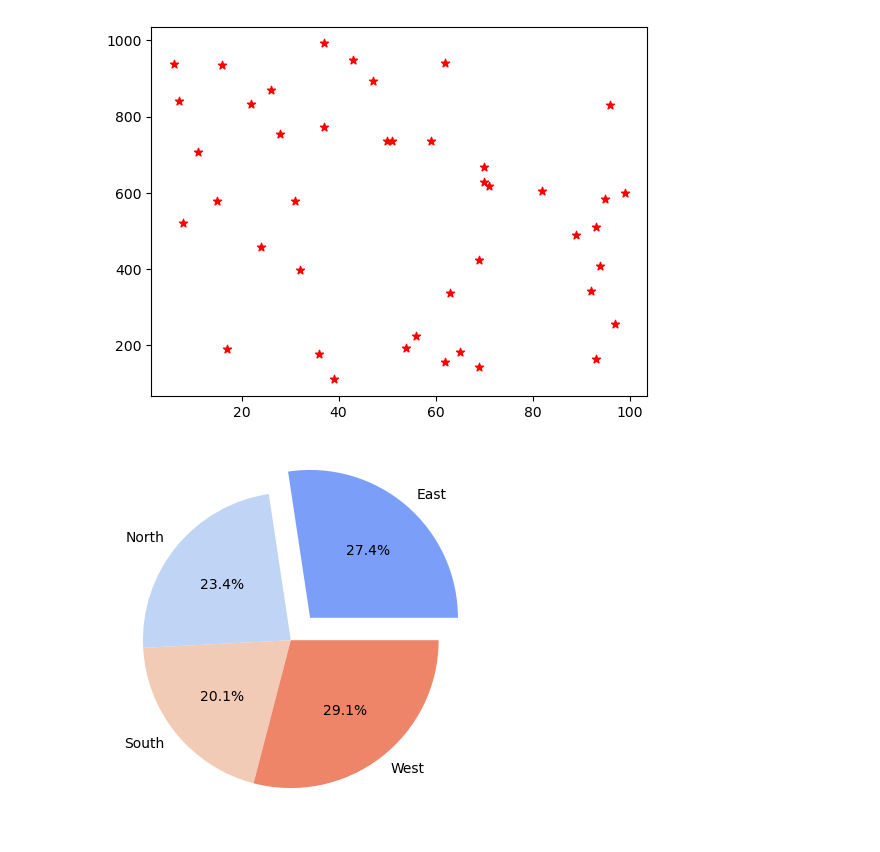
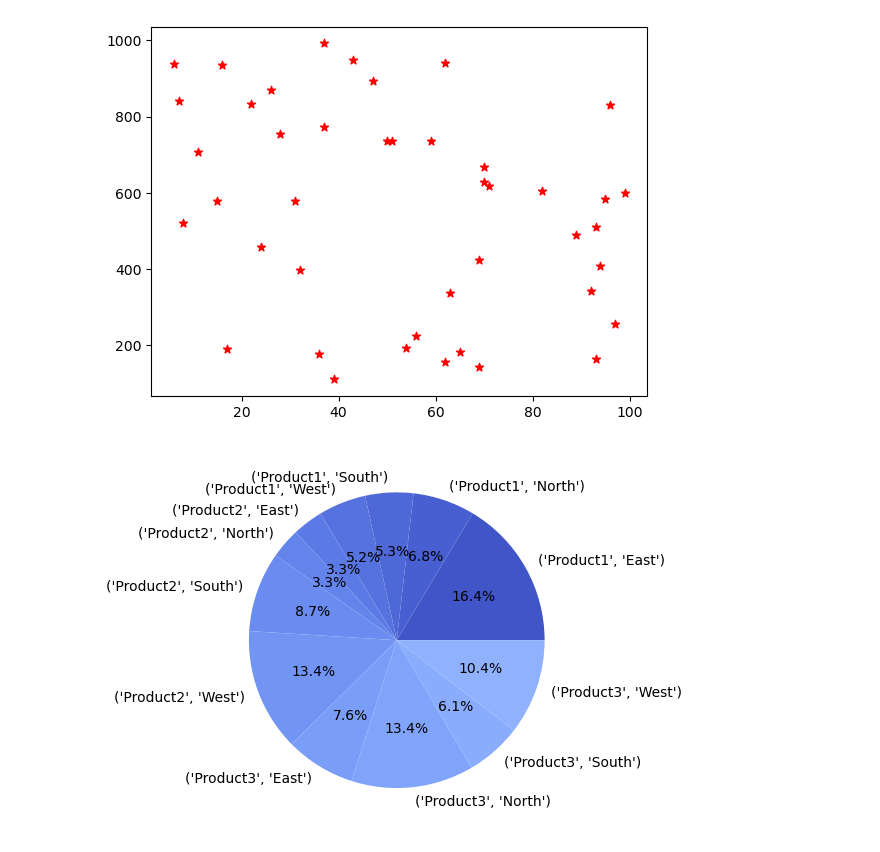
Before and after one commit to mehta-karannn/Data-Analytics-Assignment, a Jupyter notebook: Matplotlib/matplotlin.ipynb, the cells around one changed output. Cells and saved outputs as stored; diff of their text form; code cells hidden in the pictures.

```diff
--- a/Matplotlib/matplotlin.ipynb
+++ b/Matplotlib/matplotlin.ipynb
@@ -94,9 +94,9 @@ plt.scatter(df['Value'],df['Sales'],color='red',marker="*")
 # %%
 ## Visualization of data with the help of pie chart
 import seaborn as sns
 colors = sns.color_palette("coolwarm", len(df_grouped))
-df_grouped=df.groupby('Region')['Sales'].sum()
-plt.pie(df_grouped,explode=(0.2,0,0,0),labels=df_grouped.index,autopct='%1.1f%%',colors=colors)
+df_grouped=df.groupby(['Product','Region'])['Sales'].sum()
+plt.pie(df_grouped,labels=df_grouped.index,autopct='%1.1f%%',colors=colors)
 plt.show()
 # %% [output]
-[figure, old version]
+[figure, new version]
```
Also changed, not shown: 1 other file.
